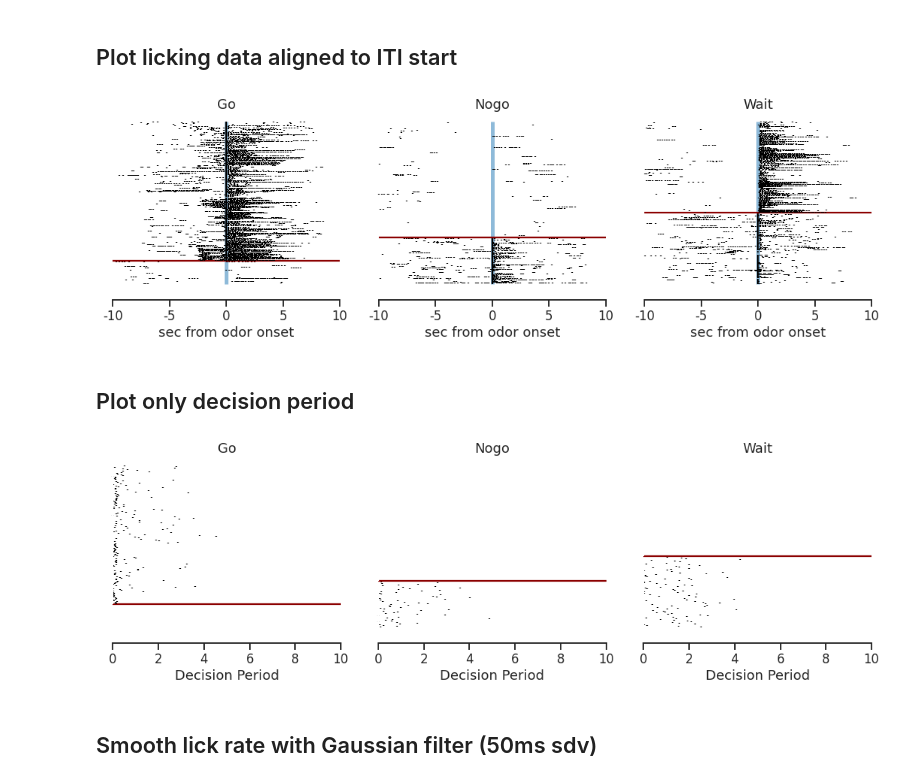
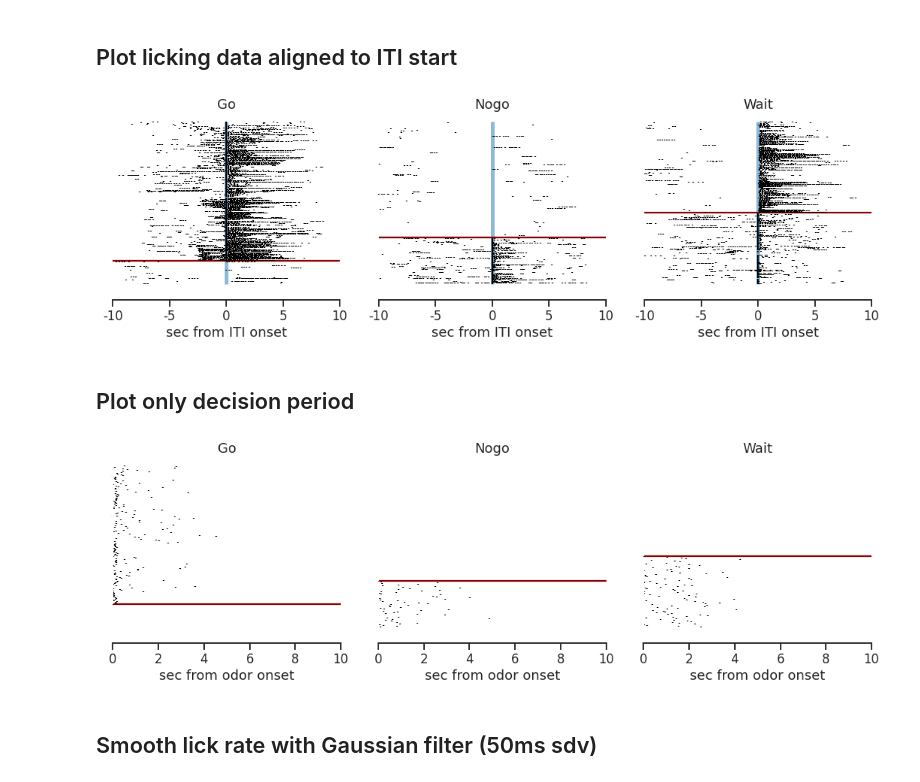
Before and after one commit to juhuntenburg/instrumental_conditioning, a Jupyter notebook: 03_Lick_data.ipynb, the cells around one changed output. Drawn from its saved outputs; the diff is of its cells as text; code cells hidden in the pictures.

```diff
--- a/03_Lick_data.ipynb
+++ b/03_Lick_data.ipynb
@@ -99,7 +99,7 @@ for c in ['go', 'nogo', 'wait']:
         plt.vlines(np.where(licks_1[:,trial]==1)[0]-10000, idx+1, idx+2)
         idx+=1
 
-    plt.xlabel("sec from odor onset")
+    plt.xlabel("sec from ITI onset")
     plt.xticks([-10000, -5000, 0, 5000, 10000], [-10, -5, 0, 5, 10])
     plt.yticks([])
     plt.title(c.capitalize())
@@ -107,7 +107,7 @@ for c in ['go', 'nogo', 'wait']:
 sns.despine(left=True, offset=10, trim=True)
 plt.tight_layout()
 # %% [output]
-[figure, old version]
+[figure, new version]
 # %% [markdown]
 ## Plot only decision period
 # %%
@@ -127,35 +127,35 @@ for c in ['go', 'nogo', 'wait']:
     licks_1 = licks_all[:,df_1.index]
 
     df_0 = df_0.reset_index(drop=True)
     df_1 = df_1.reset_index(drop=True)
 
     fig.add_subplot(1,3,subplot)
     subplot += 1
 
     idx=0
     start = 5000 + 3000 # odor aligned data starts at -5000, odor 1000ms, trace 2000ms
     for row in range(len(df_0)):
         end = 5000 + (df_0.loc[row, 'iti_start'] - df_0.loc[row, 'odor_start']) # add the difference between odor start and iti start
         plt.vlines(np.where(licks_0[start:end+1,row]==1)[0], idx+1, idx+2) # increase end by one because of how python slices
         plt.vlines(0, idx+1, idx+2, color="white")
         idx+=1
     plt.hlines(idx, 0, 10000, color="darkred")
 
     for row in range(len(df_1)):
         end = 5000 + (df_1.loc[row, 'iti_start'] - df_1.loc[row, 'odor_start']) # add the difference between odor start and iti start
         plt.vlines(np.where(licks_1[start:end+1,row]==1)[0], idx+1, idx+2)
         plt.vlines(0, idx+1, idx+2, color="white")
         idx+=1
 
-    plt.xlabel("Decision Period")
+    plt.xlabel("sec from odor onset")
     plt.xticks([0,2000,4000,6000,8000,10000], [0,2,4,6,8,10])
     plt.yticks([])
     plt.title(c.capitalize())
 
 sns.despine(left=True, offset=10, trim=True)
 plt.tight_layout()
 # %% [output]
-[figure, old version]
+[figure, new version]
 # %% [markdown]
 ## Smooth lick rate with Gaussian filter (50ms sdv)
 # %% [markdown]
```
Also changed, not shown: parts of 5 cells of this notebook, 1 other file.
